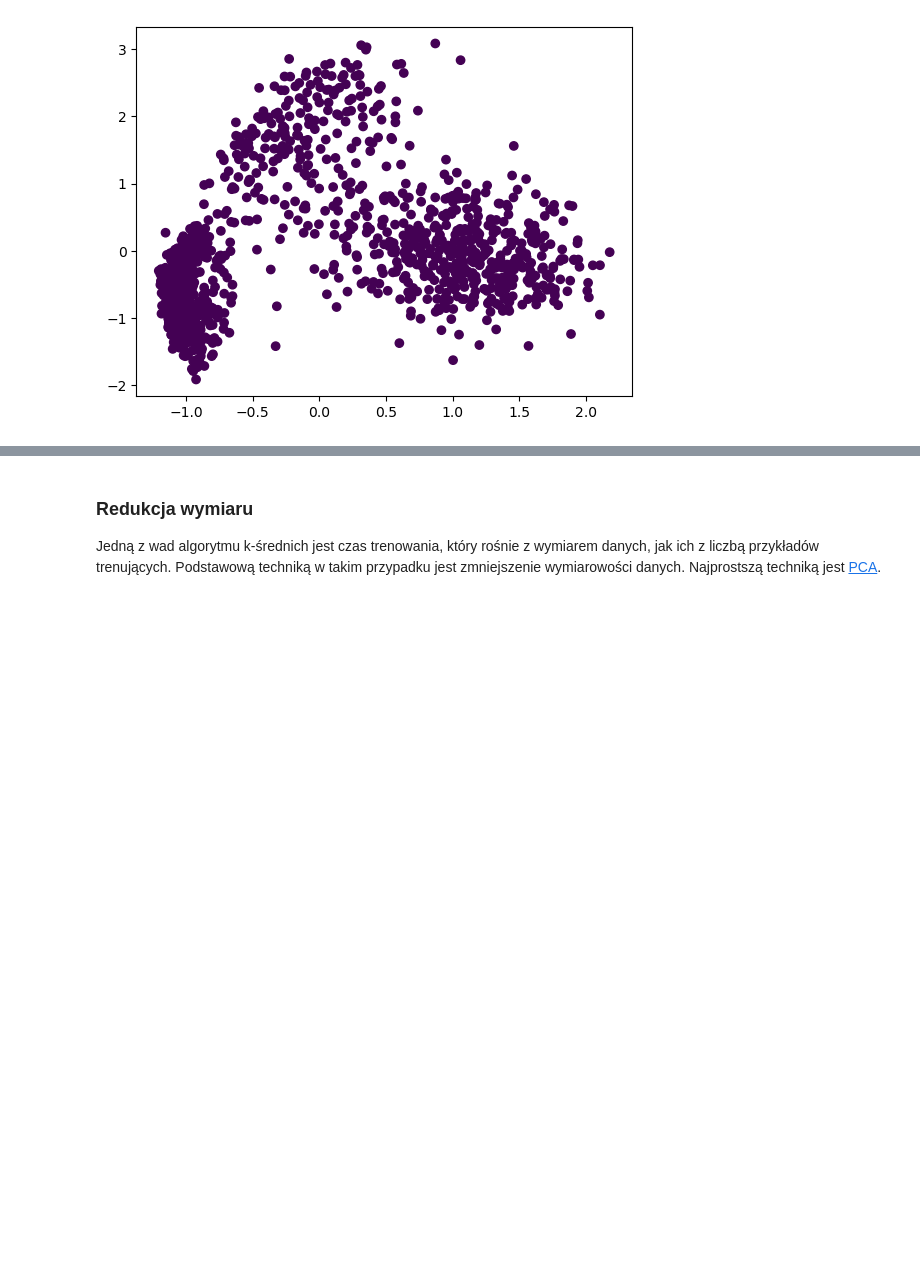
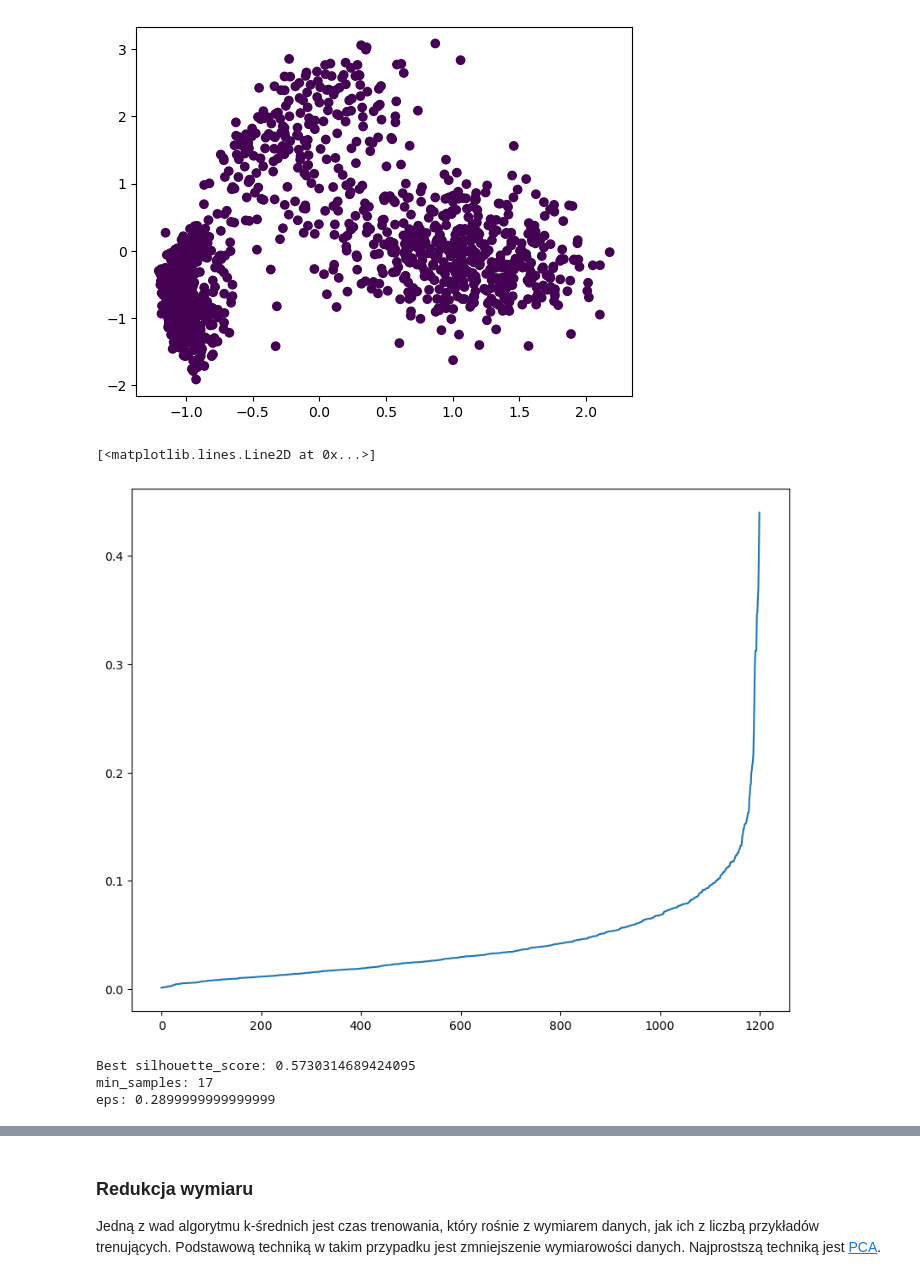
Before and after one commit to aradzikbys/UAM_python, a Jupyter notebook: zadanie_domowe_sklearn/homework.ipynb, the cells around one changed output, grey strips where cells are left out. Saved outputs shown, nothing was run; the diff lists cells and outputs as text; code cells hidden in the pictures; blank space fills up the shorter version.

```diff
--- a/zadanie_domowe_sklearn/homework.ipynb
+++ b/zadanie_domowe_sklearn/homework.ipynb
@@ -183,3 +201,23 @@ plt.scatter(x = points_scaled[0], y = points_scaled[1], c = labels_scaled)
 plt.show()
 # %% [output]
 [figure]
+# %%
+# metoda NearestNeighbors, żeby znaleźć optymalną wartość eps i min_samples dla przeskalowanych danych:
+# https://www.kaggle.com/code/tanmaymane18/nearestneighbors-to-find-optimal-eps-in-dbscan
+
+from sklearn.neighbors import NearestNeighbors
+
+nn = NearestNeighbors(n_neighbors = 21).fit(points_scaled)
+distances, indices = nn.kneighbors(points_scaled)
+# %%
+import numpy as np
+
+distances = np.sort(distances, axis=0)
+distances = distances[:,1]
+plt.figure(figsize=(10,8))
+plt.plot(distances)
+
+# optymalny zakres eps: 0.05 - 0.3 ('elbow chart')
+# %% [output]
+[<matplotlib.lines.Line2D at 0x...>]
+[figure, added]
@@ -186 +237,10 @@ plt.show()
+# %%
+min_samples, eps, score = sorted(output, key=lambda x:x[-1])[-1]
+print(f"Best silhouette_score: {score}")
+print(f"min_samples: {min_samples}")
+print(f"eps: {eps}")
+# %% [output]
+Best silhouette_score: 0.5730314689424095
+min_samples: 17
+eps: 0.2899999999999999
 # %%
```
Also changed, not shown: parts of 43 cells of this notebook.
